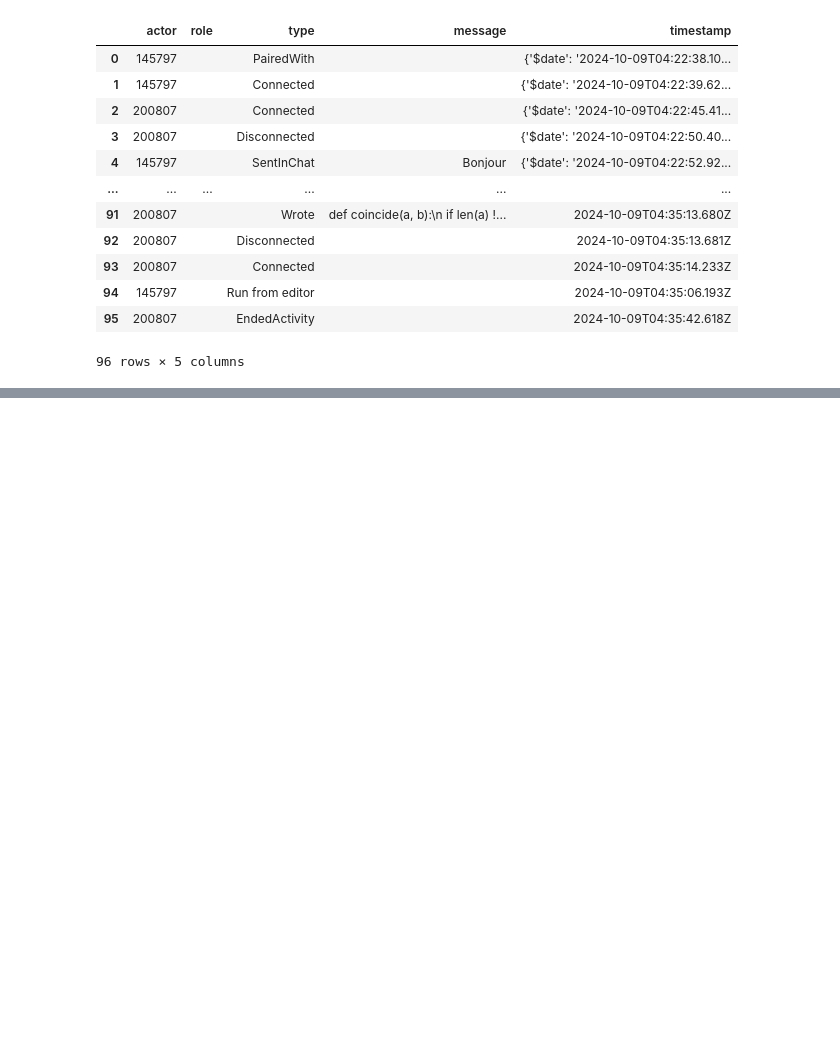
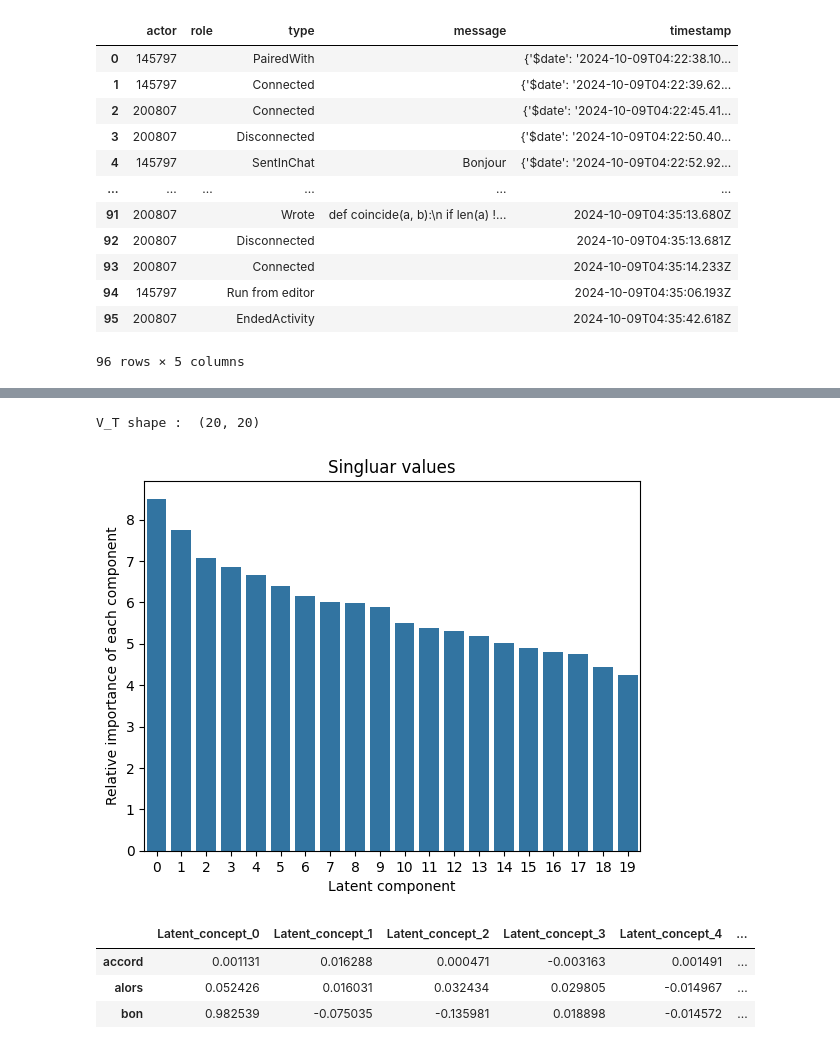
Before and after one commit to chloeboireaudevier/StageMIDL, a Jupyter notebook: test_stage.ipynb, the cells around one changed output, grey strips where cells are left out. Saved outputs shown, nothing was run; the diff lists cells and outputs as text; code cells hidden in the pictures; blank space fills up the shorter version.

```diff
--- a/test_stage.ipynb
+++ b/test_stage.ipynb
@@ -176,0 +195,5 @@ df.to_csv('all_data.csv')
+# %%
+tokenizer = RegexpTokenizer(r'\b\w{3,}\b') #garde les mots d'au moins trois lettres, avec dans les mots soit des lettres, soit des chiffres (pas de caractères spéciaux)
+stop_words = list(set(stopwords.words("french"))) #On enlève les mots communs sans interêt en français ; on garde ceux en anglais car indique probablement du code
+print(stop_words)
+stop_words += list(string.punctuation)
@@ -176,0 +202,18 @@ df.to_csv('all_data.csv')
+# %%
+#tf-idf = Term Frequency Inverse Document Frequency of records
+#tf = term frequency
+#idf = inverse codument frequency (les mots les plus communs dans les documents semblent moins significatifs)
+tfidf = TfidfVectorizer(lowercase=True, #Convertir tous les caractères en lowercase avant de tokenize
+                        stop_words=stop_words,
+                        tokenizer=tokenizer.tokenize,
+                        max_df=0.7, #ignore les items ayant une fréquence supérieure à x
+                        min_df=0.015 #ignore les items ayant une fréquence inférieure à x
+                       )
+
+tfidf_train_sparse = tfidf.fit_transform(all_msg) # equivalent à fit puis transform : fit entraine le modèle, transform applique le modele sur le dataset
+#Crée un DF avec les résultats
+tfidf_train_df = pd.DataFrame(tfidf_train_sparse.toarray(), #transforme une matrice en tableau 2D
+                        columns=tfidf.get_feature_names_out()) #get output feature names for transfomation = les mots // les noms des colonnes ?
+
+print('Shape :',tfidf_train_df.shape)
+tfidf_train_df.head(2)
@@ -176,0 +225,31 @@ df.to_csv('all_data.csv')
+# %%
+#Transforme la matrice du dessus en une autre plus réduite en utilisant la décomposition en valeurs singulières A = U * Sigma * V_T.
+
+#n_components = dimension de l'output (100 recommendé pour LSA, doit être <= au nombre de features)
+lsa_obj = TruncatedSVD(n_components=20, n_iter=100, random_state=42)
+tfidf_lsa_data = lsa_obj.fit_transform(tfidf_train_df)
+Sigma = lsa_obj.singular_values_ # Matrice centrale, valeurs correcspondant à chaque composant sélectionné
+V_T = lsa_obj.components_.T # components_ = vecteurs singuliers de droite de l'input data
+print("V_T shape : ",V_T.shape)
+# %% [output]
+V_T shape :  (20, 20)
+# %%
+#Affichage de l'importance de chaque composante
+axis_object = sns.barplot(x=list(range(len(Sigma))), y = Sigma)
+plt.xlabel("Latent component")
+plt.ylabel('Relative importance of each component')
+plt.title("Singluar values")
+plt.show(axis_object)
+# %% [output]
+[figure, added]
+# %%
+#Transformation de V_T en DF pour une utilisation plus facile
+term_topic_matrix = pd.DataFrame(data=V_T,
+                                 index = tfidf_train_df.columns,
+                                 columns = [f'Latent_concept_{r}' for r in range(0,V_T.shape[1])])
+term_topic_matrix.head(3)
+# %% [output]
+|  | Latent_concept_0 | Latent_concept_1 | Latent_concept_2 | Latent_concept_3 | Latent_concept_4 | ... |
+| accord | 0.001131 | 0.016288 | 0.000471 | -0.003163 | 0.001491 | ... |
+| alors | 0.052426 | 0.016031 | 0.032434 | 0.029805 | -0.014967 | ... |
+| bon | 0.982539 | -0.075035 | -0.135981 | 0.018898 | -0.014572 | ... |
```
Also changed, not shown: parts of 10 cells of this notebook, 12 other files.
